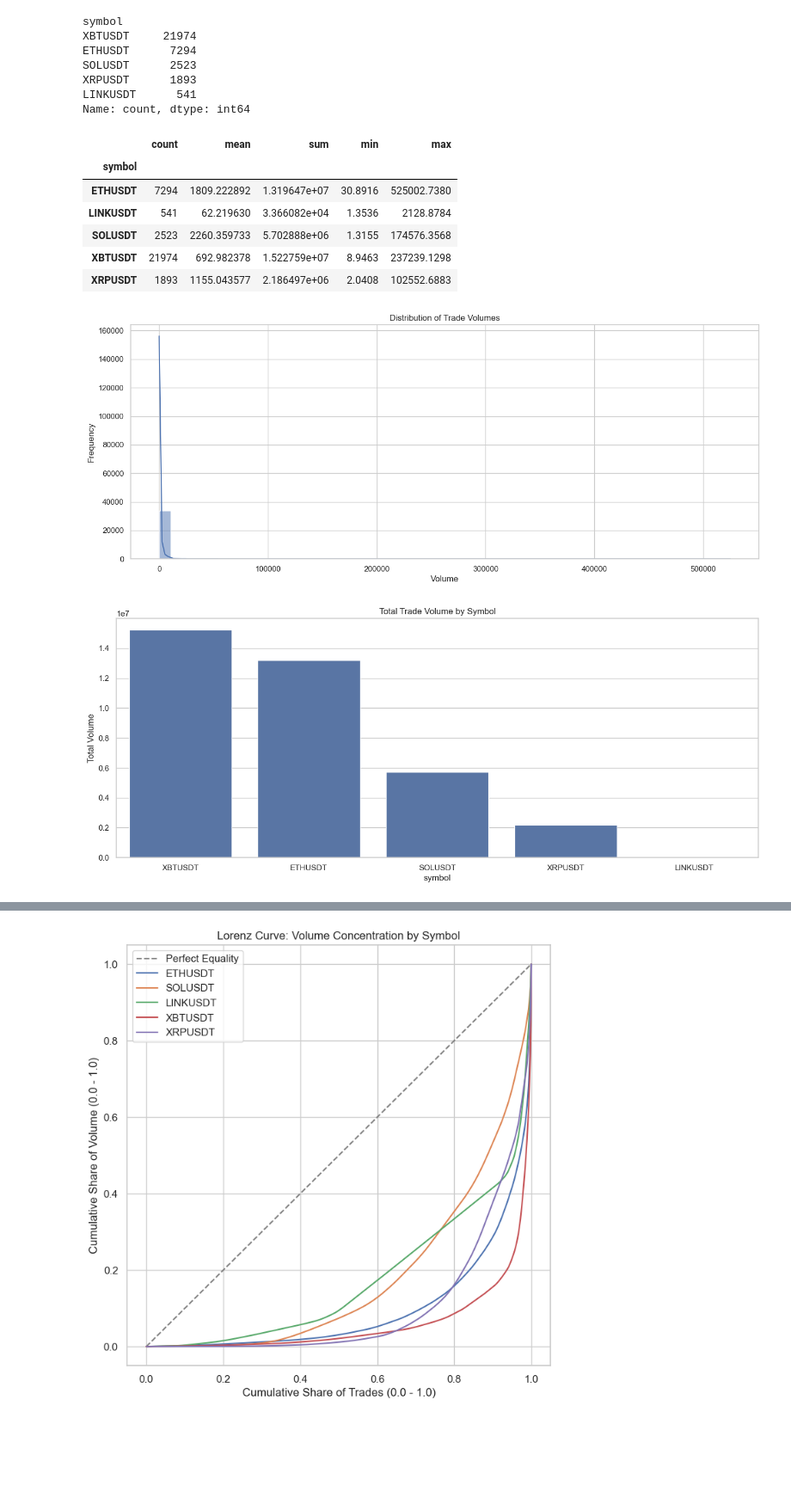
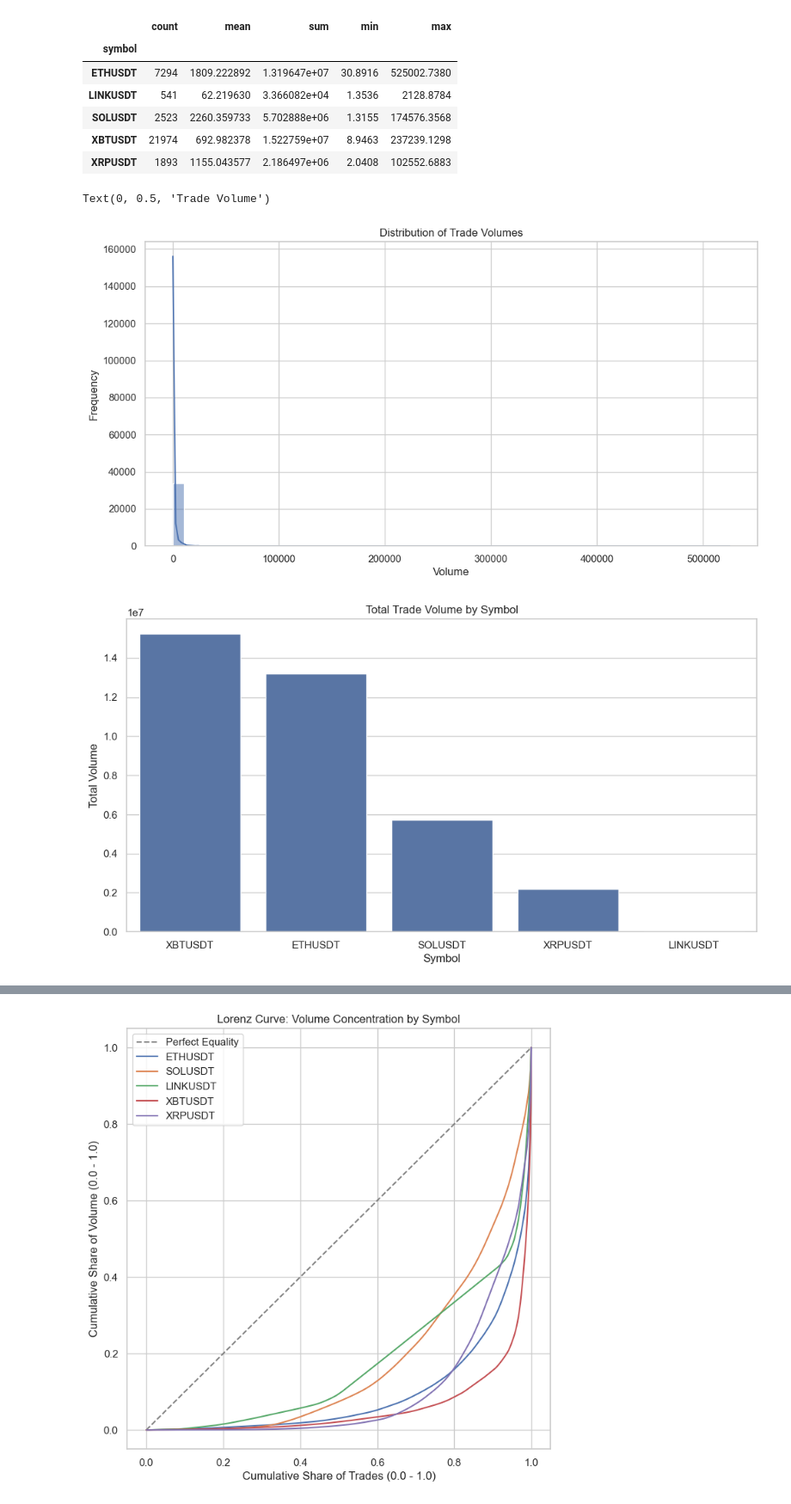
Before and after one commit to Compi-Craft/big_data_processing_project, a Jupyter notebook: EDA.ipynb, the cells around one changed output, grey strips where cells are left out. Shown at 86% size. Drawn from its saved outputs; the diff is of its cells as text; code cells hidden in the pictures; blank space fills up the shorter version.

```diff
--- a/EDA.ipynb
+++ b/EDA.ipynb
@@ -6,6 +6,3 @@ import seaborn as sns
 
 sns.set(style="whitegrid")
 plt.rcParams['figure.figsize'] = (16, 6)
-# %%
-df = pd.read_csv('data/data.csv')
-df
@@ -39,0 +9,11 @@ memory usage: 1.0+ MB
+# %%
+def load_and_process_data(filepath):
+    df = pd.read_csv(filepath)
+    df['currenttimestamp'] = pd.to_datetime(df['currenttimestamp'], format='mixed')
+    df = df.sort_values('currenttimestamp')
+    return df
+
+df = load_and_process_data('data/data.csv')
+
+df.info()
+df.describe()
@@ -40,3 +41,16 @@ memory usage: 1.0+ MB
+# %%
+df['symbol'].value_counts()
+
+symbol_stats = df.groupby('symbol')['trade_volume'].agg(['count', 'mean', 'sum', 'min', 'max'])
+symbol_stats
+# %% [output]
+|  | count | mean | sum | min | max |
+| symbol |  |  |  |  |  |
+| ETHUSDT | 7294 | 1809.222892 | 1.319647e+07 | 30.8916 | 525002.7380 |
+| LINKUSDT | 541 | 62.219630 | 3.366082e+04 | 1.3536 | 2128.8784 |
+| SOLUSDT | 2523 | 2260.359733 | 5.702888e+06 | 1.3155 | 174576.3568 |
+| XBTUSDT | 21974 | 692.982378 | 1.522759e+07 | 8.9463 | 237239.1298 |
+| XRPUSDT | 1893 | 1155.043577 | 2.186497e+06 | 2.0408 | 102552.6883 |
 # %%
 df['currenttimestamp'] = pd.to_datetime(df['currenttimestamp'], format='mixed')
 df = df.sort_values('currenttimestamp')
@@ -45,42 +57,27 @@ df.describe()
-# %%
-df['symbol'].value_counts()
-# %% [output]
-symbol
-XBTUSDT     21974
-ETHUSDT      7294
-SOLUSDT      2523
-XRPUSDT      1893
-LINKUSDT      541
-Name: count, dtype: int64
-# %%
-df.groupby('symbol')['trade_volume'].agg(['count', 'mean', 'sum', 'min', 'max'])
-# %% [output]
-|  | count | mean | sum | min | max |
-| symbol |  |  |  |  |  |
-| ETHUSDT | 7294 | 1809.222892 | 1.319647e+07 | 30.8916 | 525002.7380 |
-| LINKUSDT | 541 | 62.219630 | 3.366082e+04 | 1.3536 | 2128.8784 |
-| SOLUSDT | 2523 | 2260.359733 | 5.702888e+06 | 1.3155 | 174576.3568 |
-| XBTUSDT | 21974 | 692.982378 | 1.522759e+07 | 8.9463 | 237239.1298 |
-| XRPUSDT | 1893 | 1155.043577 | 2.186497e+06 | 2.0408 | 102552.6883 |
 # %%
-plt.figure()
+# 1. Distribution of Trade Volumes
+plt.figure(figsize=(12, 6))
 sns.histplot(df['trade_volume'], bins=50, kde=True)
 plt.title('Distribution of Trade Volumes')
 plt.xlabel('Volume')
 plt.ylabel('Frequency')
-plt.show()
 
-plt.figure()
+# 2. Total Trade Volume by Symbol
+plt.figure(figsize=(12, 6))
 volume_by_symbol = df.groupby('symbol')['trade_volume'].sum().sort_values(ascending=False)
 sns.barplot(x=volume_by_symbol.index, y=volume_by_symbol.values)
 plt.title('Total Trade Volume by Symbol')
 plt.ylabel('Total Volume')
-plt.show()
+plt.xlabel('Symbol')
 
-plt.figure()
+
+# 3. Trade Volume Boxplot
+plt.figure(figsize=(12, 6))
 sns.boxplot(x='symbol', y='trade_volume', data=df)
-plt.title('Trade Volume Distribution by Symbol (Outliers)')
-plt.show()
+plt.title('Trade Volume Distribution and Outliers')
+plt.xlabel('Symbol')
+plt.ylabel('Trade Volume')
 # %% [output]
+Text(0, 0.5, 'Trade Volume')
-[figure, old version]
+[figure, new version]
-[figure, old version]
+[figure, new version]
```
Also changed, not shown: parts of 21 cells of this notebook.
